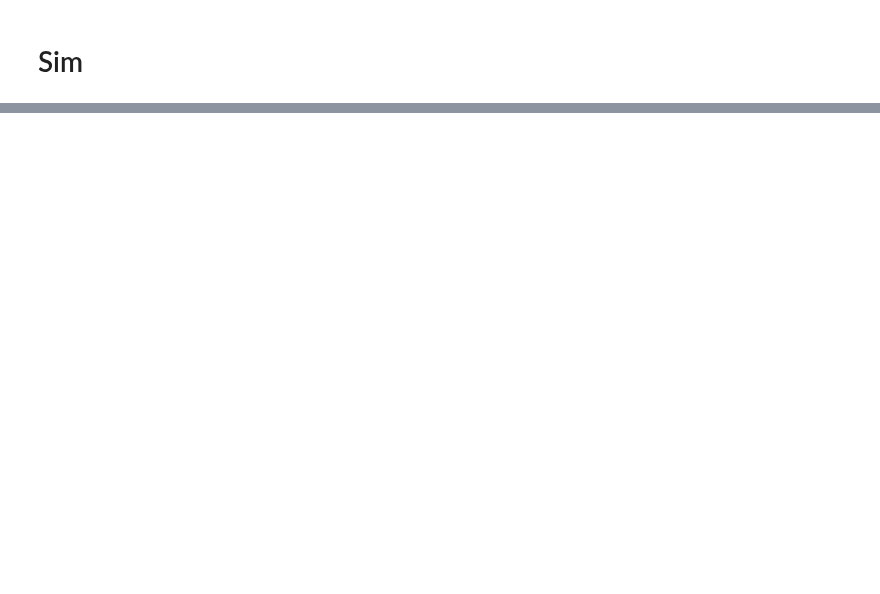
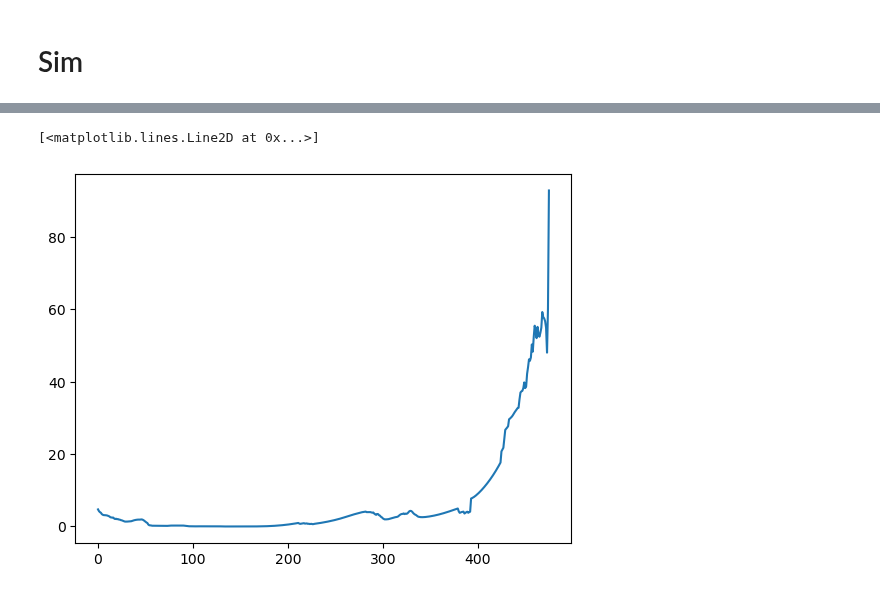
Before and after one commit to PimLb/POMDP_PBVI_Exploration, a Jupyter notebook: Experiments/Olfactory Navigation/Olfactory_Alternation_Paper.ipynb, the cells around one changed output, grey strips where cells are left out. Drawn from its saved outputs; the diff is of its cells as text; code cells hidden in the pictures; blank space fills up the shorter version.

```diff
--- a/Experiments/Olfactory Navigation/Olfactory_Alternation_Paper.ipynb
+++ b/Experiments/Olfactory Navigation/Olfactory_Alternation_Paper.ipynb
@@ -219,0 +268,8 @@ Video saved at 'Sim Videos/s22021-a6-20231113_182627.mp4'...
+# %%
+b_array = cp.array([(b.values) for b in sim_hist.beliefs])
+b_vals = cp.asnumpy(cp.max(cp.matmul(fsvi_solution.alpha_vector_array, b_array.T), axis=0))
+# %%
+plt.plot(np.arange(len(b_vals)), b_vals)
+# %% [output]
+[<matplotlib.lines.Line2D at 0x...>]
+[figure, added]
```
Also changed, not shown: parts of 17 cells of this notebook, 1 other file.
